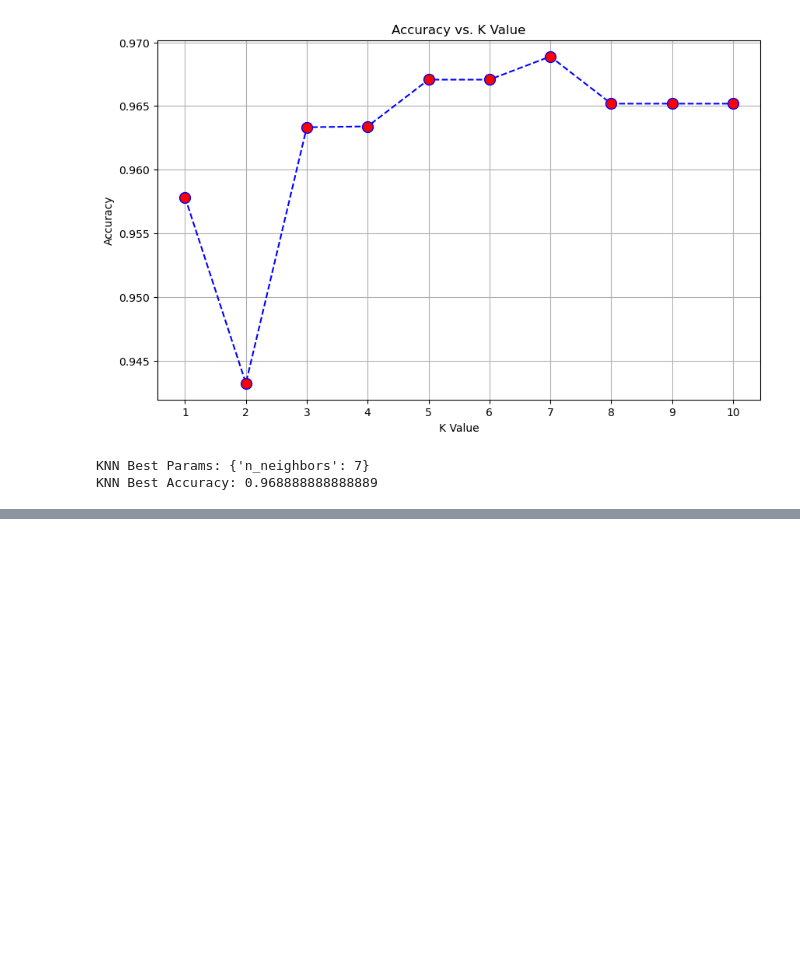
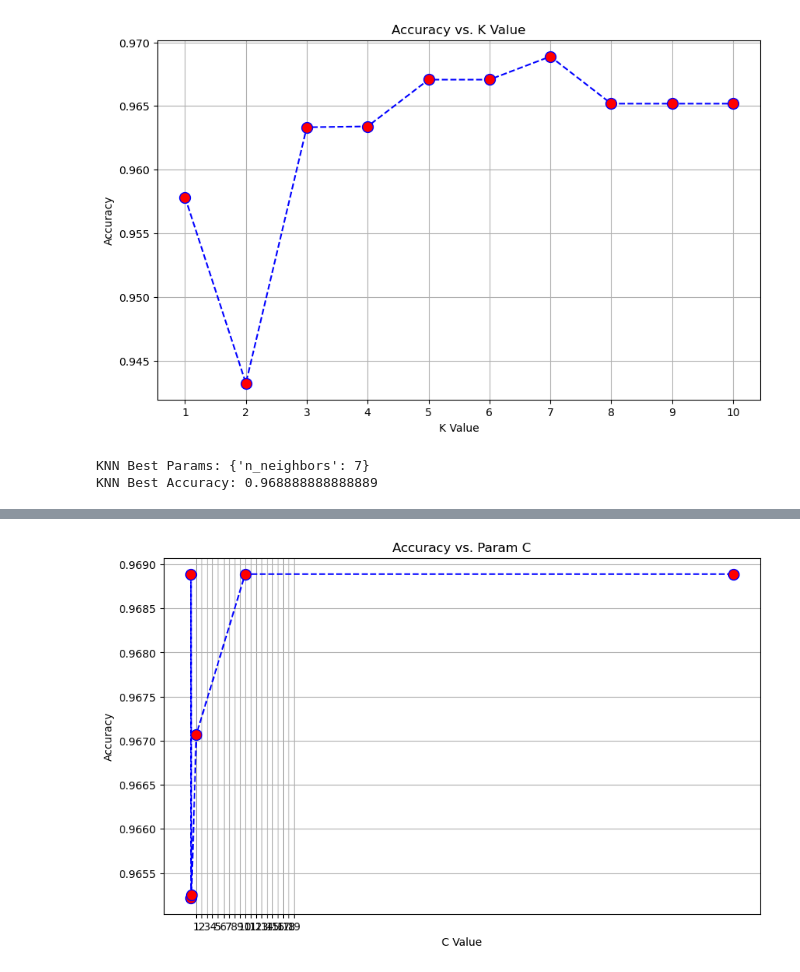
Before and after one commit to sarvesh-selvam/Breast-Cancer-Prediction, a Jupyter notebook: Breast Cancer Prediction (Code).ipynb, the cells around one changed output, grey strips where cells are left out. Cells and saved outputs as stored; diff of their text form; code cells hidden in the pictures; blank space fills up the shorter version.

```diff
--- a/Breast Cancer Prediction (Code).ipynb
+++ b/Breast Cancer Prediction (Code).ipynb
@@ -316,0 +300,11 @@ plot_confusion_matrix(y_test, knn_pred, 'KNN Confusion Matrix')
+# %%
+lr_param_grid = {'C': [0.001, 0.01, 0.1, 1, 10, 100]}
+
+
+lr_grid_search = GridSearchCV(LogisticRegression(max_iter=10000), lr_param_grid, cv=10, scoring='accuracy')
+
+
+lr_grid_search.fit(X_train, y_train)
+
+lr_results = pd.DataFrame(lr_grid_search.cv_results_)
+lr_results[['param_C', 'mean_test_score']]
@@ -316,0 +319,14 @@ plot_confusion_matrix(y_test, knn_pred, 'KNN Confusion Matrix')
+# %%
+# Plotting
+
+plt.figure(figsize=(10, 6))
+plt.plot(lr_results['param_C'], lr_results['mean_test_score'], color='blue', linestyle='dashed', marker='o',
+         markerfacecolor='red', markersize=10)
+plt.title('Accuracy vs. Param C')
+plt.xlabel('C Value')
+plt.ylabel('Accuracy')
+plt.xticks(range(1, 20))
+plt.grid(True)
+plt.show()
+# %% [output]
+[figure, added]
```
Also changed, not shown: parts of 7 cells of this notebook.
